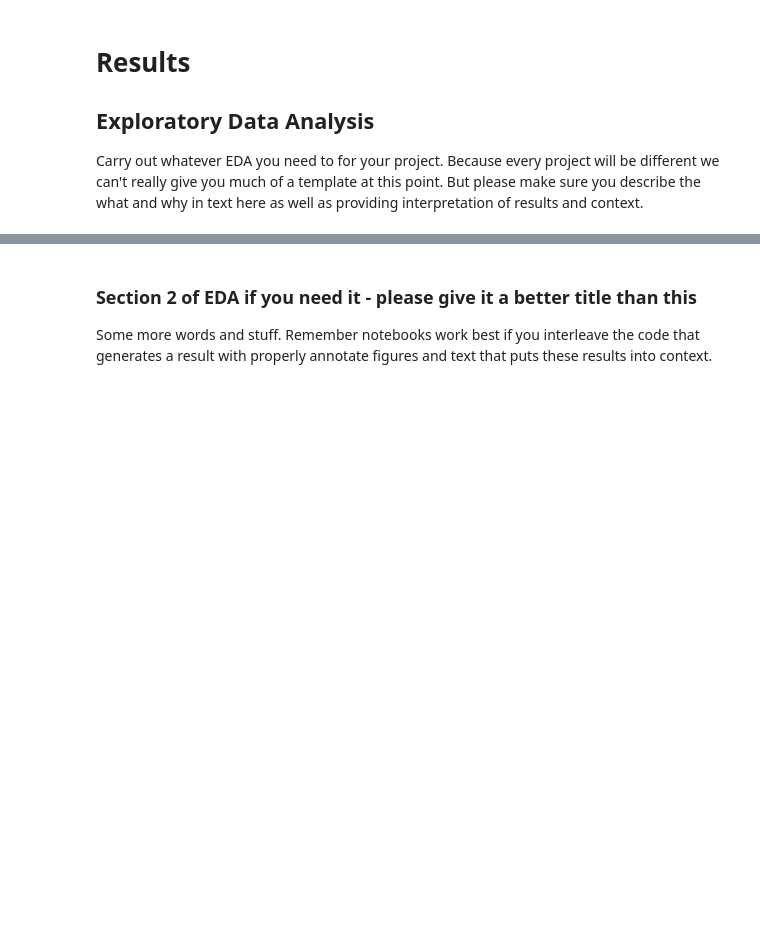
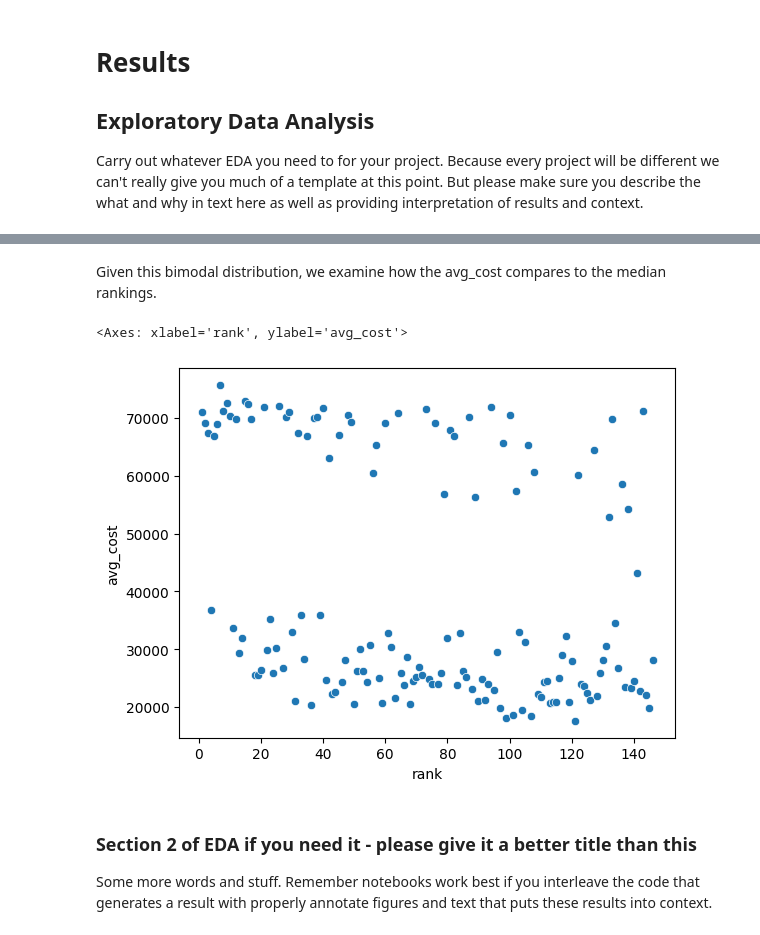
Before and after one commit to b4tan/College-Rank-and-Career-Success, a Jupyter notebook: EDACheckpoint_group067.ipynb, the cells around one changed output, grey strips where cells are left out. Drawn from its saved outputs; the diff is of its cells as text; code cells hidden in the pictures; blank space fills up the shorter version.

```diff
--- a/EDACheckpoint_group067.ipynb
+++ b/EDACheckpoint_group067.ipynb
@@ -234,3 +239,10 @@ Some more words and stuff.  Remember notebooks work best if you interleave the c
+# %% [markdown]
+Given this bimodal distribution, we examine how the avg_cost compares to the median rankings.
+# %%
+sns.scatterplot(data=college_data, x='rank', y='avg_cost')
+# %% [output]
+<Axes: xlabel='rank', ylabel='avg_cost'>
+[figure, added]
 # %% [markdown]
 ### Section 2 of EDA if you need it  - please give it a better title than this
 
```
Also changed, not shown: parts of 3 cells of this notebook.
